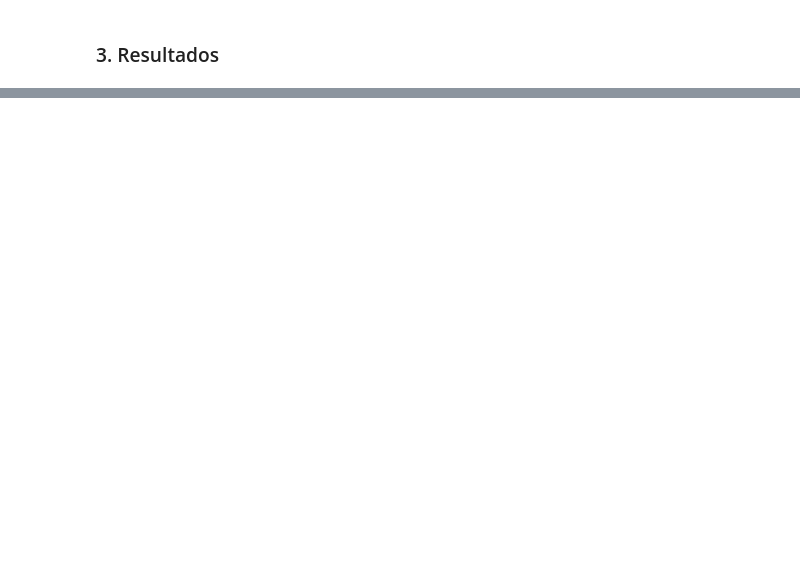
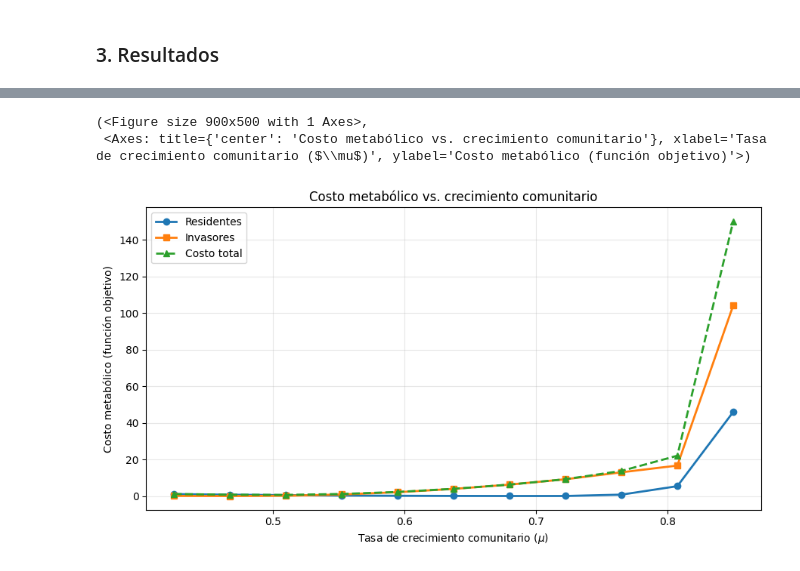
Before and after one commit to Ignaciadiazgr/proyecto_IIQ3823, a Jupyter notebook: Entrega2/eval_toy.ipynb, the cells around one changed output, grey strips where cells are left out. Cells and saved outputs as stored; diff of their text form; code cells hidden in the pictures; blank space fills up the shorter version.

```diff
--- a/Entrega2/eval_toy.ipynb
+++ b/Entrega2/eval_toy.ipynb
@@ -148,0 +187,6 @@ graficar_comparacion(resultados)
+# %%
+results.graficar_costo_metabolico(resultados)
+# %% [output]
+(<Figure size 900x500 with 1 Axes>,
+ <Axes: title={'center': 'Costo metabólico vs. crecimiento comunitario'}, xlabel='Tasa de crecimiento comunitario ($\\mu$)', ylabel='Costo metabólico (función objetivo)'>)
+[figure, added]
```
Also changed, not shown: parts of 9 cells of this notebook, 17 other files.
